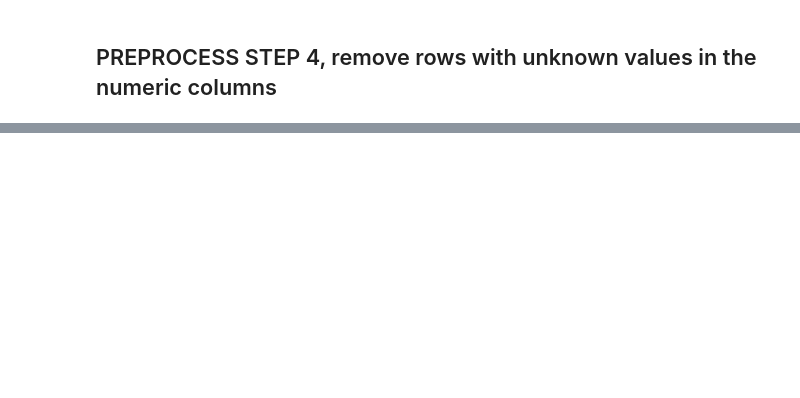
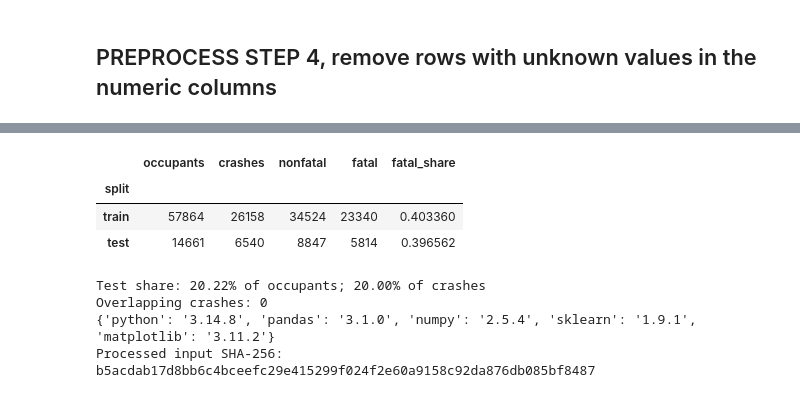
Before and after one commit to tysonbeach/COSC522_team_13, a Jupyter notebook: project/decision_tree.ipynb, the cells around one changed output, grey strips where cells are left out. Saved outputs shown, nothing was run; the diff lists cells and outputs as text; code cells hidden in the pictures; blank space fills up the shorter version.

```diff
--- a/project/decision_tree.ipynb
+++ b/project/decision_tree.ipynb
@@ -164,0 +182,71 @@ base_impact_post_df = FULL_SET[ID_COLS + ["FATAL"] + BASE_IMPACT_POST_FEATURES]
+# %%
+import hashlib
+import platform
+import numpy as np
+import sklearn
+import matplotlib
+import matplotlib.pyplot as plt
+from IPython.display import display, Markdown
+from sklearn.model_selection import GroupShuffleSplit, StratifiedGroupKFold, GridSearchCV, cross_validate
+from sklearn.compose import ColumnTransformer
+from sklearn.pipeline import Pipeline
+from sklearn.preprocessing import OneHotEncoder
+from sklearn.impute import SimpleImputer
+from sklearn.tree import DecisionTreeClassifier, plot_tree
+from sklearn.dummy import DummyClassifier
+from sklearn.metrics import (accuracy_score, balanced_accuracy_score, precision_score,
+    recall_score, f1_score, roc_auc_score, average_precision_score, confusion_matrix,
+    ConfusionMatrixDisplay, RocCurveDisplay, PrecisionRecallDisplay)
+
+SEED = 522
+CRASH_KEY = ["YEAR", "STATE", "ST_CASE"]
+PERSON_KEY = CRASH_KEY + ["VEH_NO", "PER_NO"]
+assert not base_df[PERSON_KEY].isna().any().any(), "Missing identity values"
+assert not base_df.duplicated(PERSON_KEY).any(), "Duplicated person records"
+model_df = base_df.sort_values(PERSON_KEY).reset_index(drop=True)
+X = model_df[BASE_FEATURES].copy()
+y = model_df["FATAL"].astype(int)
+groups = pd.Series(pd.factorize(pd.MultiIndex.from_frame(model_df[CRASH_KEY]))[0], index=X.index)
+assert set(X.columns) == set(BASE_COLS)
+assert not (set(X.columns) & set(ID_COLS + ["FATAL"] + IMPACT_COLS + POST_COLS))
+assert set(y.unique()) == {0, 1}
+assert not np.isinf(X.to_numpy(dtype=float)).any()
+
+splitter = GroupShuffleSplit(n_splits=1, test_size=0.20, random_state=SEED)
+train_idx, test_idx = next(splitter.split(X, y, groups))
+X_train, X_test = X.iloc[train_idx], X.iloc[test_idx]
+y_train, y_test = y.iloc[train_idx], y.iloc[test_idx]
+g_train, g_test = groups.iloc[train_idx], groups.iloc[test_idx]
+assert set(g_train).isdisjoint(set(g_test)), "Crash leakage"
+assert g_test.nunique() == int(np.ceil(0.20 * groups.nunique()))
+assert len(train_idx) + len(test_idx) == len(model_df)
+assert set(y_train.unique()) == set(y_test.unique()) == {0, 1}
+
+manifest = model_df[PERSON_KEY + ["FATAL"]].copy()
+manifest["split"] = "train"
+manifest.loc[test_idx, "split"] = "test"
+manifest.to_csv(RESULT_DIR / f"precrash_split_{YEAR}_seed{SEED}.csv", index=False)
+assert manifest.groupby(CRASH_KEY)["split"].nunique().max() == 1
+
+def split_summary(label, target, crash_groups):
+    return {"split": label, "occupants": len(target), "crashes": crash_groups.nunique(),
+            "nonfatal": int((target == 0).sum()), "fatal": int(target.sum()),
+            "fatal_share": target.mean()}
+split_table = pd.DataFrame([split_summary("train", y_train, g_train),
+                            split_summary("test", y_test, g_test)]).set_index("split")
+display(split_table)
+print(f"Test share: {len(y_test)/len(y):.2%} of occupants; {g_test.nunique()/groups.nunique():.2%} of crashes")
+print("Overlapping crashes:", len(set(g_train) & set(g_test)))
+print({"python": platform.python_version(), "pandas": pd.__version__, "numpy": np.__version__,
+       "sklearn": sklearn.__version__, "matplotlib": matplotlib.__version__})
+with in_path.open("rb") as f:
+    print("Processed input SHA-256:", hashlib.file_digest(f, "sha256").hexdigest())
+# %% [output]
+|  | occupants | crashes | nonfatal | fatal | fatal_share |
+| split |  |  |  |  |  |
+| train | 57864 | 26158 | 34524 | 23340 | 0.403360 |
+| test | 14661 | 6540 | 8847 | 5814 | 0.396562 |
+Test share: 20.22% of occupants; 20.00% of crashes
+Overlapping crashes: 0
+{'python': '3.14.8', 'pandas': '3.1.0', 'numpy': '2.5.4', 'sklearn': '1.9.1', 'matplotlib': '3.11.2'}
+Processed input SHA-256: b5acdab17d8bb6c4bceefc29e415299f024f2e60a9158c92da876db085bf8487
```
Also changed, not shown: parts of 24 cells of this notebook.
